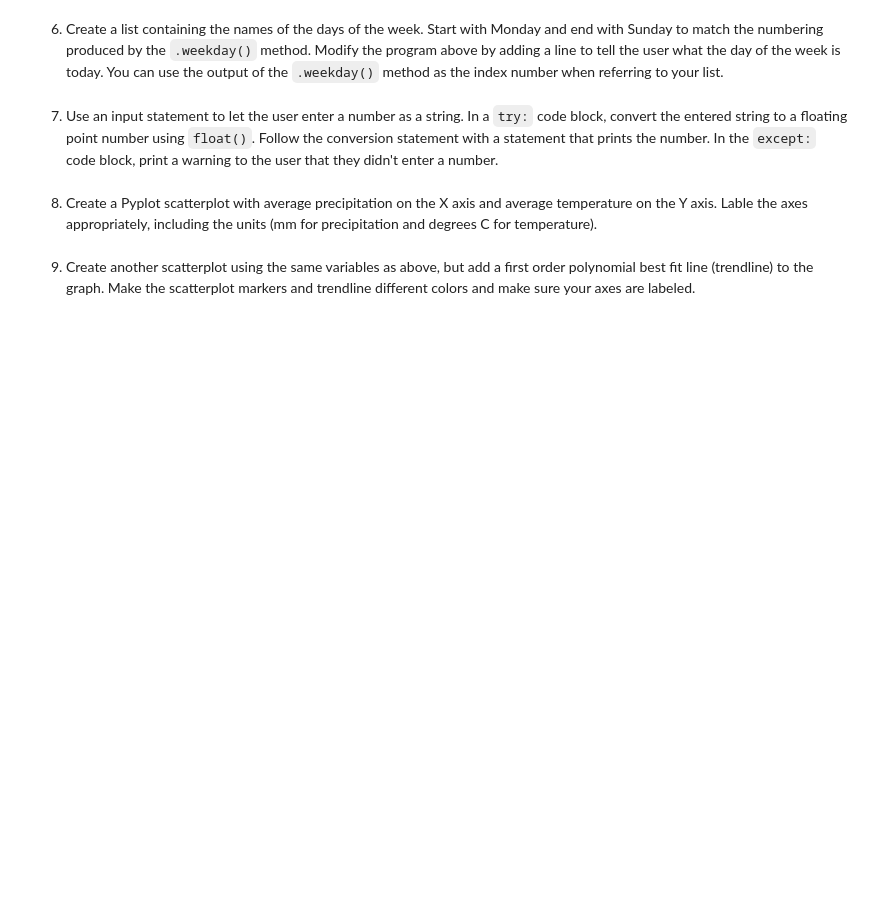
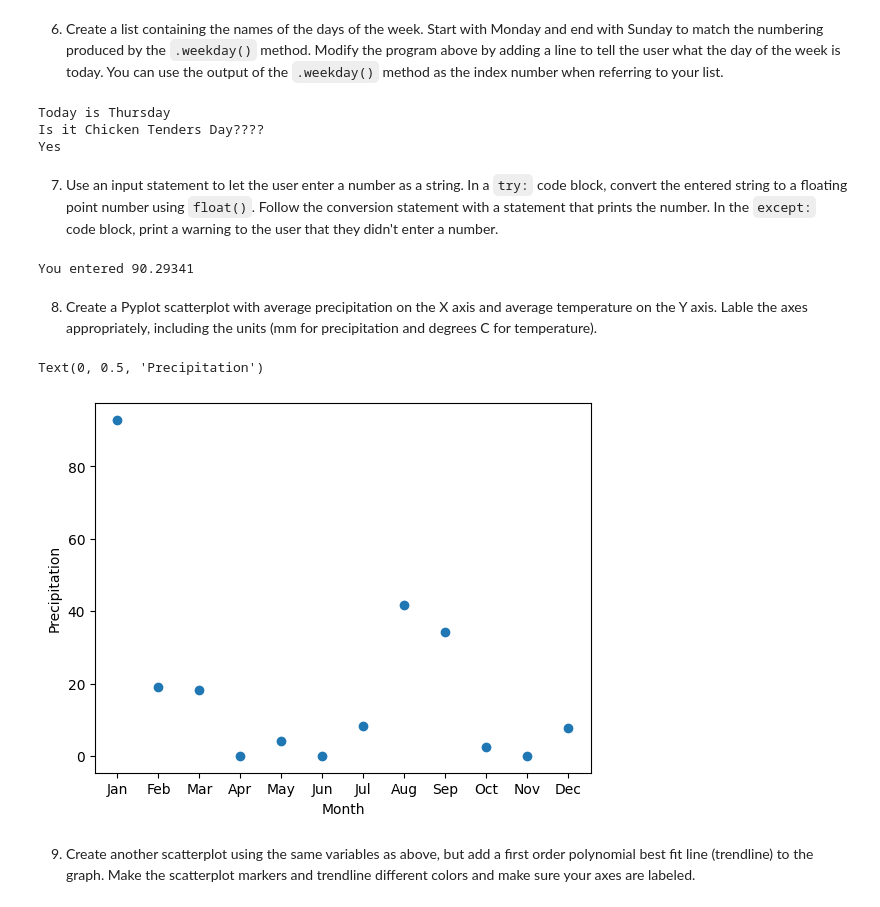
Before and after one commit to bhcatlett/EES2580CatlettBlake, a Jupyter notebook: ees4_practice.ipynb, the cells around one changed output. Cells and saved outputs as stored; diff of their text form; code cells hidden in the pictures; blank space fills up the shorter version.

```diff
--- a/ees4_practice.ipynb
+++ b/ees4_practice.ipynb
@@ -73,12 +85,46 @@ climate['ppt'].mean()
 # %% [markdown]
 6. Create a list containing the names of the days of the week. Start with Monday and end with Sunday to match the numbering produced by the `.weekday()` method. Modify the program above by adding a line to tell the user what the day of the week is today. You can use the output of the `.weekday()` method as the index number when referring to your list.
+# %%
+days_ = ['Monday', 'Tuesday', 'Wednesday', 'Thursday', 'Friday', 'Saturday', 'Sunday']
+
+print('Today is', days_[dt.datetime.today().weekday()])
+
+print('Is it Chicken Tenders Day????')
+
+if dt.datetime.today().weekday() == 3:
+    print('Yes')
+else:
+    print('No')
+# %% [output]
+Today is Thursday
+Is it Chicken Tenders Day????
+Yes
 # %% [markdown]
 7. Use an input statement to let the user enter a number as a string. In a `try:` code block, convert the entered string to a floating point number using `float()`. Follow the conversion statement with a statement that prints the number. In the `except:` code block, print a warning to the user that they didn't enter a number.
+# %%
+user_number = (input('Enter a number: '))
+try:
+    user_number = float(user_number)
+    print('You entered', user_number)
+except:
+    print('You did not enter a number! Idiot!')
+# %% [output]
+You entered 90.29341
 # %% [markdown]
 8. Create a Pyplot scatterplot with average precipitation on the X axis and average temperature on the Y axis. Lable the axes appropriately, including the units (mm for precipitation and degrees C for temperature).
 # %%
 import pandas as pd
+import numpy as np
+import matplotlib.pyplot as plt
 climate = pd.read_csv('https://github.com/HeardLibrary/digital-scholarship/raw/master/data/codegraf/mesa_climate.csv')
 climate = climate.set_index('month')
+figure = plt.figure()
+ax = figure.add_subplot(1, 1, 1)
+ax.scatter(climate.index, climate['ppt'])
+ax.set_xlabel('Month')
+ax.set_ylabel('Precipitation')
+# %% [output]
+Text(0, 0.5, 'Precipitation')
+[figure, added]
 # %% [markdown]
 9. Create another scatterplot using the same variables as above, but add a first order polynomial best fit line (trendline) to the graph. Make the scatterplot markers and trendline different colors and make sure your axes are labeled.
```
Also changed, not shown: parts of 2 cells of this notebook.
